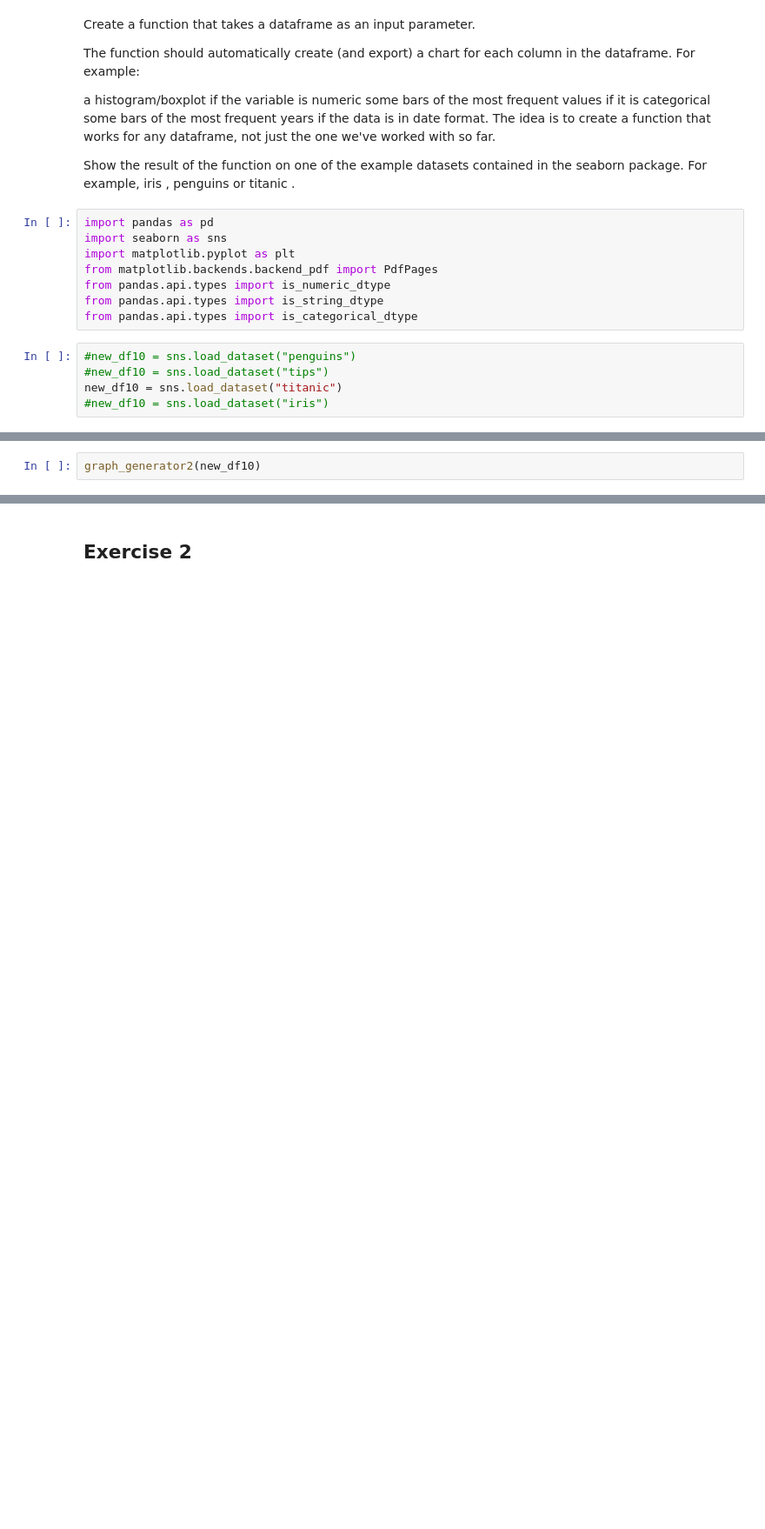
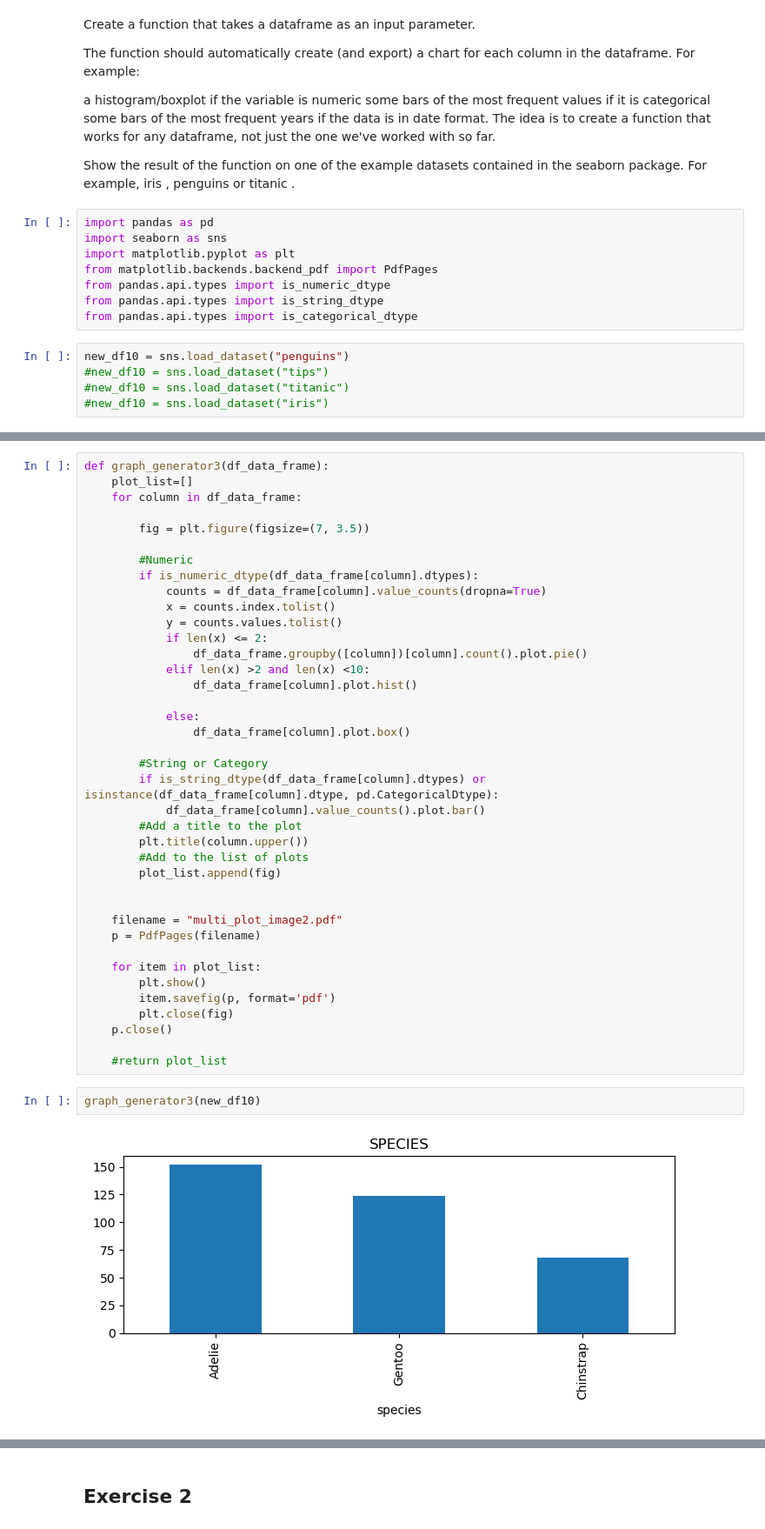
Before and after one commit to andre-mazus/DataAnalysisSpecialization, a Jupyter notebook: Sprint10_Andre_Mazurkiewitz.ipynb, the cells around one changed output, grey strips where cells are left out. Shown at 87% size. Saved outputs shown, nothing was run; the diff lists cells and outputs as text; blank space fills up the shorter version.

```diff
--- a/Sprint10_Andre_Mazurkiewitz.ipynb
+++ b/Sprint10_Andre_Mazurkiewitz.ipynb
@@ -236,7 +236,7 @@ from pandas.api.types import is_numeric_dtype
 from pandas.api.types import is_string_dtype
 from pandas.api.types import is_categorical_dtype
 # %%
-#new_df10 = sns.load_dataset("penguins")
+new_df10 = sns.load_dataset("penguins")
 #new_df10 = sns.load_dataset("tips")
-new_df10 = sns.load_dataset("titanic")
+#new_df10 = sns.load_dataset("titanic")
 #new_df10 = sns.load_dataset("iris")
@@ -290,2 +243,43 @@ def graph_generator2(df_data_frame):
+# %%
+def graph_generator3(df_data_frame):
+    plot_list=[]
+    for column in df_data_frame:
+
+        fig = plt.figure(figsize=(7, 3.5))
+
+        #Numeric
+        if is_numeric_dtype(df_data_frame[column].dtypes):
+            counts = df_data_frame[column].value_counts(dropna=True)
+            x = counts.index.tolist()
+            y = counts.values.tolist()
+            if len(x) <= 2:
+                df_data_frame.groupby([column])[column].count().plot.pie()
+            elif len(x) >2 and len(x) <10:
+                df_data_frame[column].plot.hist()
+
+            else:
+                df_data_frame[column].plot.box()
+
+        #String or Category
+        if is_string_dtype(df_data_frame[column].dtypes) or isinstance(df_data_frame[column].dtype, pd.CategoricalDtype):
+            df_data_frame[column].value_counts().plot.bar()
+        #Add a title to the plot
+        plt.title(column.upper())
+        #Add to the list of plots
+        plot_list.append(fig)
+
+
+    filename = "multi_plot_image2.pdf"
+    p = PdfPages(filename)
+
+    for item in plot_list:
+        plt.show()
+        item.savefig(p, format='pdf')
+        plt.close(fig)
+    p.close()
+
+    #return plot_list
 # %%
-graph_generator2(new_df10)
+graph_generator3(new_df10)
+# %% [output]
+[figure, added]
```
Also changed, not shown: parts of 2 cells of this notebook.
